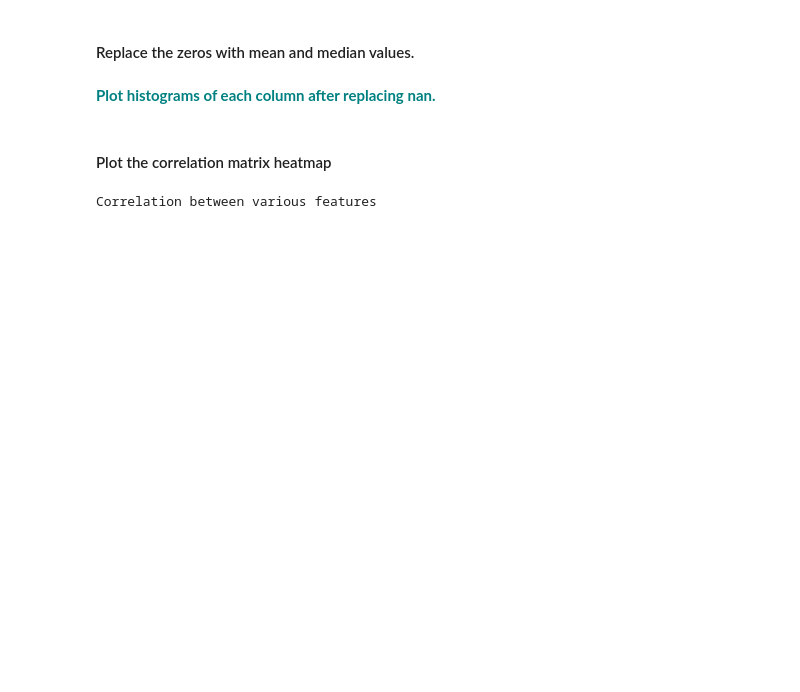
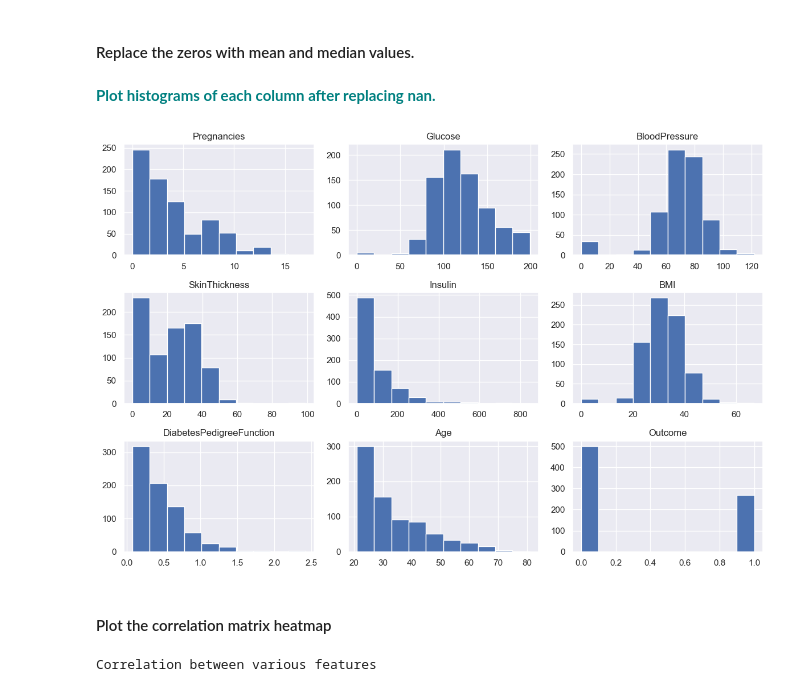
Before and after one commit to TristanPetersDS/springboard-case-studies, a Jupyter notebook: knn-grid-search-diabetes/GridSearch KNN Case Study.ipynb, the cells around one changed output. Cells and saved outputs as stored; diff of their text form; code cells hidden in the pictures; blank space fills up the shorter version.

```diff
--- a/knn-grid-search-diabetes/GridSearch KNN Case Study.ipynb
+++ b/knn-grid-search-diabetes/GridSearch KNN Case Study.ipynb
@@ -44,6 +99,12 @@ diabetes_data['Insulin'].fillna(diabetes_data['Insulin'].median(), inplace = Tru
 diabetes_data['BMI'].fillna(diabetes_data['BMI'].median(), inplace = True)
 # %% [markdown]
 **<font color='teal'> Plot histograms of each column after replacing nan. </font>**
+# %%
+diabetes_data.hist(figsize=(12, 8))
+plt.tight_layout()
+plt.show()
+# %% [output]
+[figure, added]
 # %% [markdown]
 #### Plot the correlation matrix heatmap
 # %%
```
Also changed, not shown: parts of 22 cells of this notebook.
